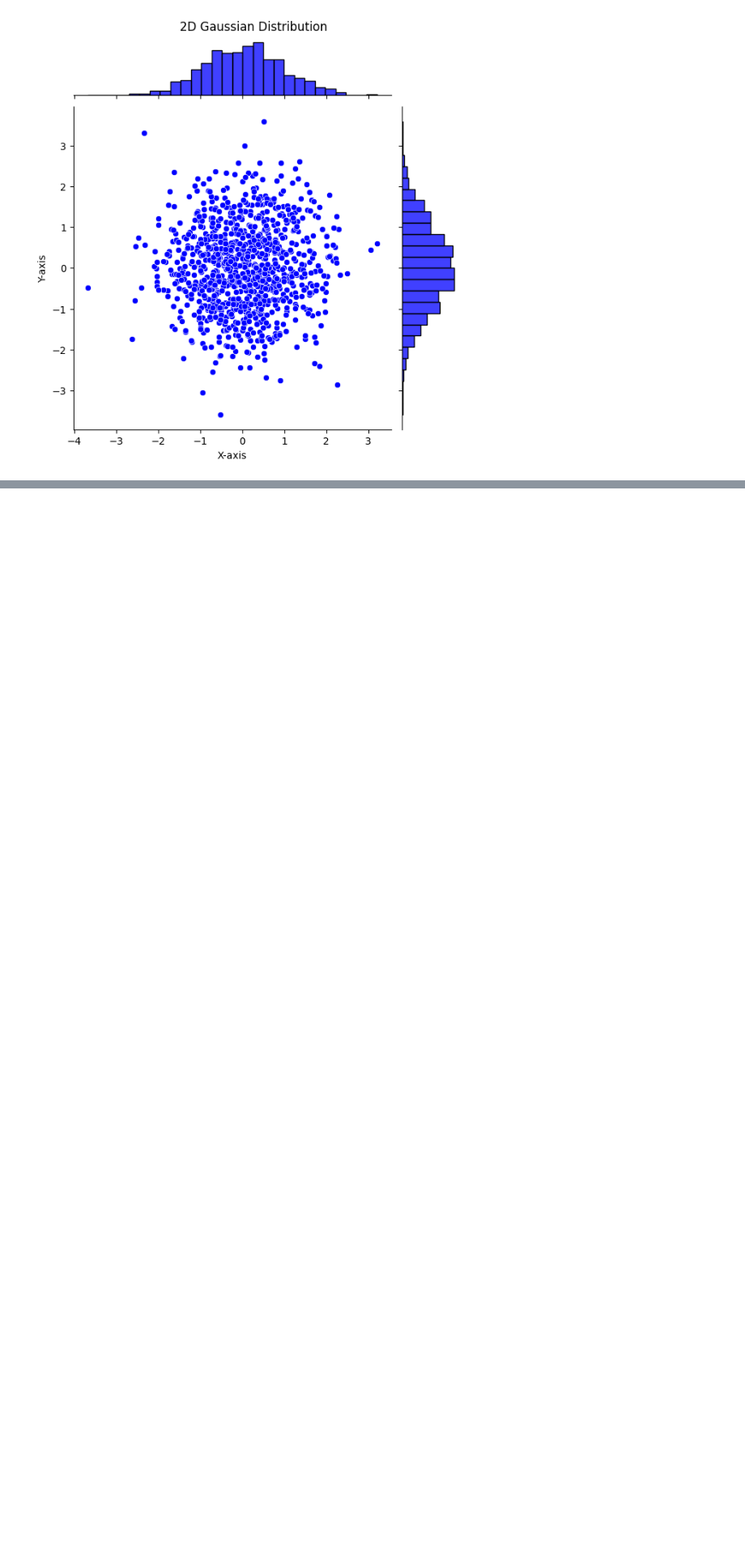
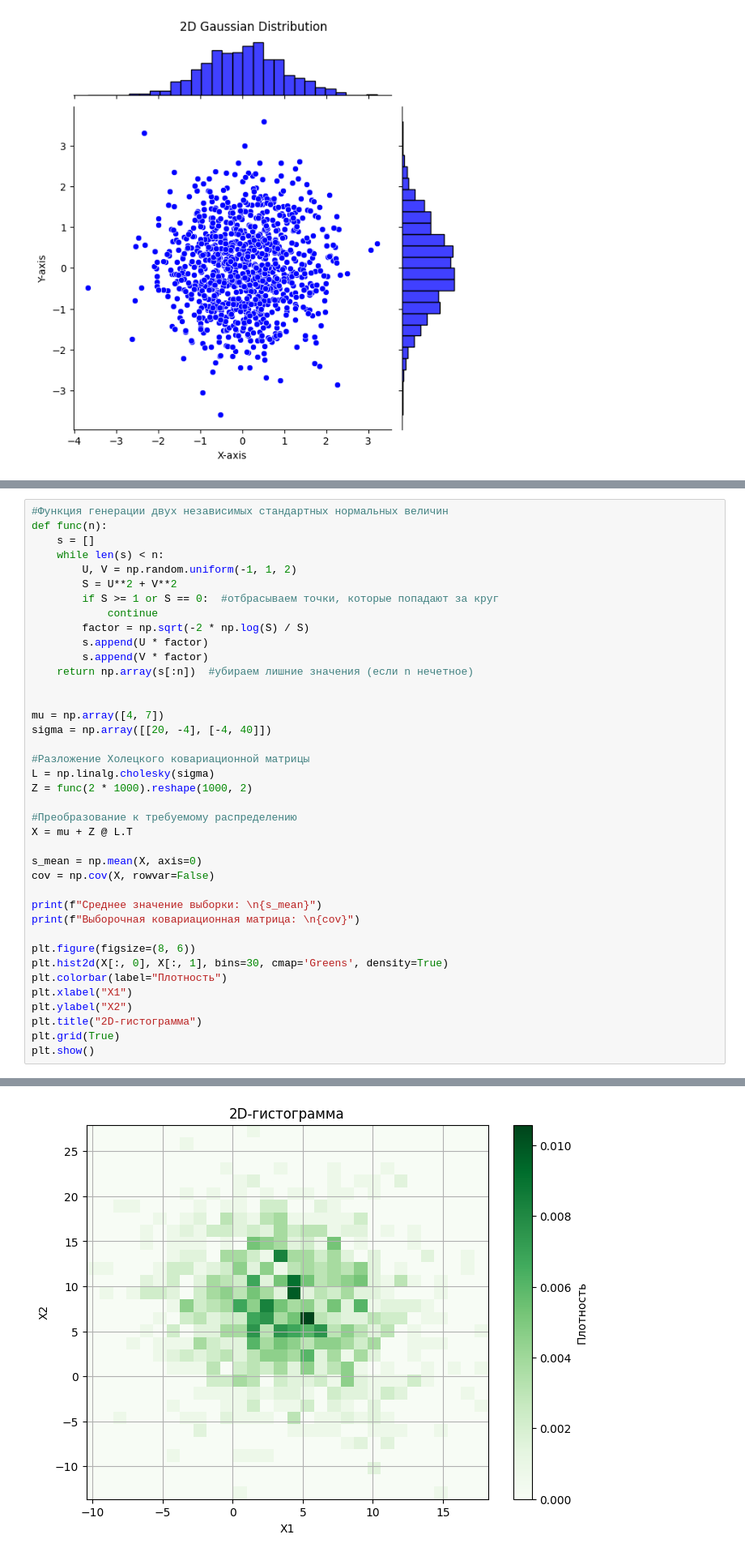
Before and after one commit to KiraMartuyshova/statprac25_Martyushova, a Jupyter notebook: Homework3.ipynb, the cells around one changed output, grey strips where cells are left out. Shown at 81% size. Saved outputs shown, nothing was run; the diff lists cells and outputs as text; blank space fills up the shorter version.

```diff
--- a/Homework3.ipynb
+++ b/Homework3.ipynb
@@ -397,0 +326,40 @@ print(f"Выборочная ковариационная матрица:\n{cov}
+# %%
+#Функция генерации двух независимых стандартных нормальных величин
+def func(n):
+    s = []
+    while len(s) < n:
+        U, V = np.random.uniform(-1, 1, 2)
+        S = U**2 + V**2
+        if S >= 1 or S == 0:  #отбрасываем точки, которые попадают за круг
+            continue
+        factor = np.sqrt(-2 * np.log(S) / S)
+        s.append(U * factor)
+        s.append(V * factor)
+    return np.array(s[:n])  #убираем лишние значения (если n нечетное)
+
+
+mu = np.array([4, 7])
+sigma = np.array([[20, -4], [-4, 40]])
+
+#Разложение Холецкого ковариационной матрицы
+L = np.linalg.cholesky(sigma)
+Z = func(2 * 1000).reshape(1000, 2)
+
+#Преобразование к требуемому распределению
+X = mu + Z @ L.T
+
+s_mean = np.mean(X, axis=0)
+cov = np.cov(X, rowvar=False)
+
+print(f"Среднее значение выборки: \n{s_mean}")
+print(f"Выборочная ковариационная матрица: \n{cov}")
+
+plt.figure(figsize=(8, 6))
+plt.hist2d(X[:, 0], X[:, 1], bins=30, cmap='Greens', density=True)
+plt.colorbar(label="Плотность")
+plt.xlabel("X1")
+plt.ylabel("X2")
+plt.title("2D-гистограмма")
+plt.grid(True)
+plt.show()
+# %% [output]
@@ -397,0 +371 @@ print(f"Выборочная ковариационная матрица:\n{cov}
+[figure, added]
```
Also changed, not shown: parts of 5 cells of this notebook.
